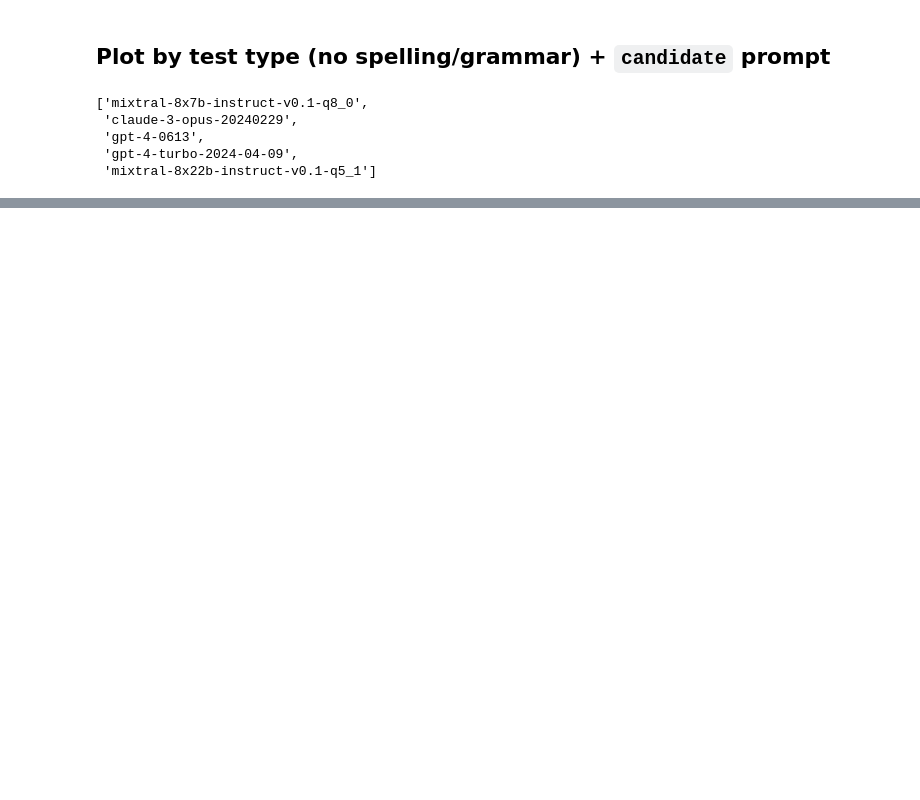
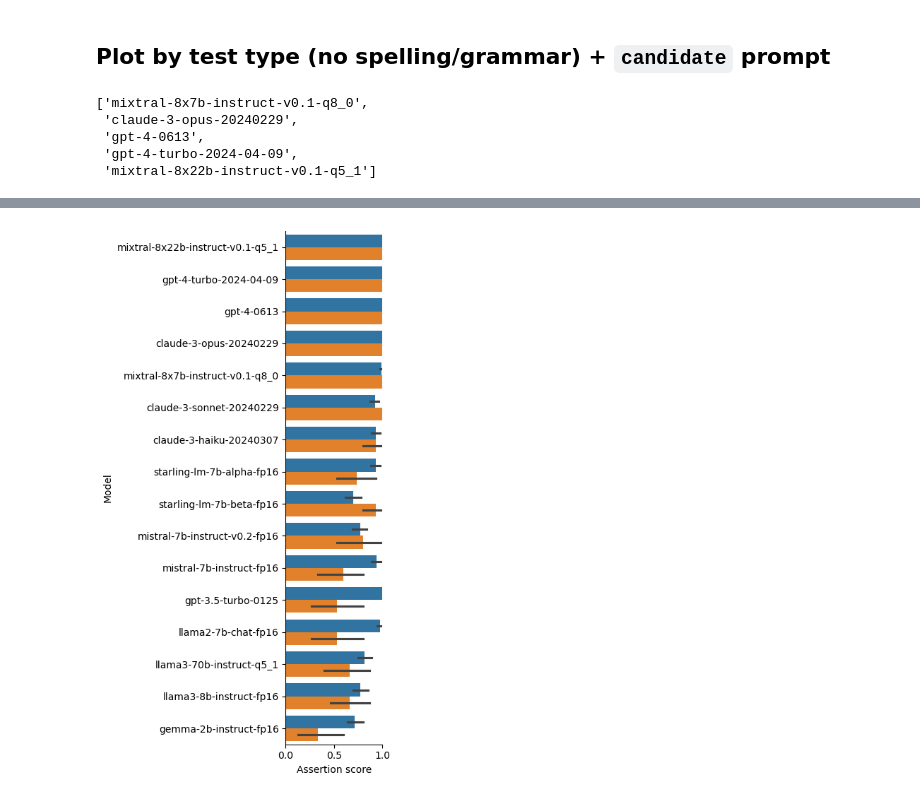
Before and after one commit to pivlab/manubot-ai-editor-evals, a Jupyter notebook: nbs/section_summary/01-abstract.ipynb, the cells around one changed output, grey strips where cells are left out. Cells and saved outputs as stored; diff of their text form; code cells hidden in the pictures; blank space fills up the shorter version.

Commit message:
Reoriented, resized final abstract, introduction plots to fit on the ISMB 2024 poster

```diff
--- a/nbs/section_summary/01-abstract.ipynb
+++ b/nbs/section_summary/01-abstract.ipynb
@@ -1274,0 +1229,55 @@ g.fig.savefig(
+# %%
+# figure dims in inches
+fig_width = 4.25
+fig_height = 8
+
+USE_TITLE = False
+USE_LEGEND = False
+
+g = sns.catplot(
+    data=df[df["prompt"] == "candidate"],
+    y="model",
+    x="comp_score",
+    hue="comp_type",
+    hue_order=[
+        # "Spelling/grammar",
+        "Formatting",
+        "Structure",
+    ],
+    kind="bar",
+    order=list(reversed(sorted_models)),
+    # errorbar=None,
+    # height=4,
+    # aspect=2,
+    height=fig_height,
+    aspect=fig_width/fig_height,  # aspect ratio to get the correct width
+    legend=USE_LEGEND
+    # legend_out=True,
+)
+
+if USE_TITLE:
+    # adjust the top margin to make room for the title
+    g.fig.subplots_adjust(top=0.95)
+
+    g.fig.suptitle(
+        "Assertion score by test type (models sorted by avg on 'candidate' prompt)",
+        ha="left",
+        x=0.11,
+    )
+
+# g.set_xticklabels(rotation=30, ha="right")
+g.set(ylabel="Model", xlabel="Assertion score", xlim=(0,1))
+
+if USE_LEGEND:
+    # leg = g.axes.flat[0].get_legend()
+    # leg.set_title("")
+    g._legend.set_title("Test type")
+    new_labels = [
+        # "Spelling/grammar",
+        "Formatting",
+        "Structure\n(C-C-C)",
+    ]
+    for t, l in zip(g._legend.texts, new_labels):
+        t.set_text(l)
+# %% [output]
+[figure, added]
```
Also changed, not shown: parts of 10 cells of this notebook, 7 other files.
